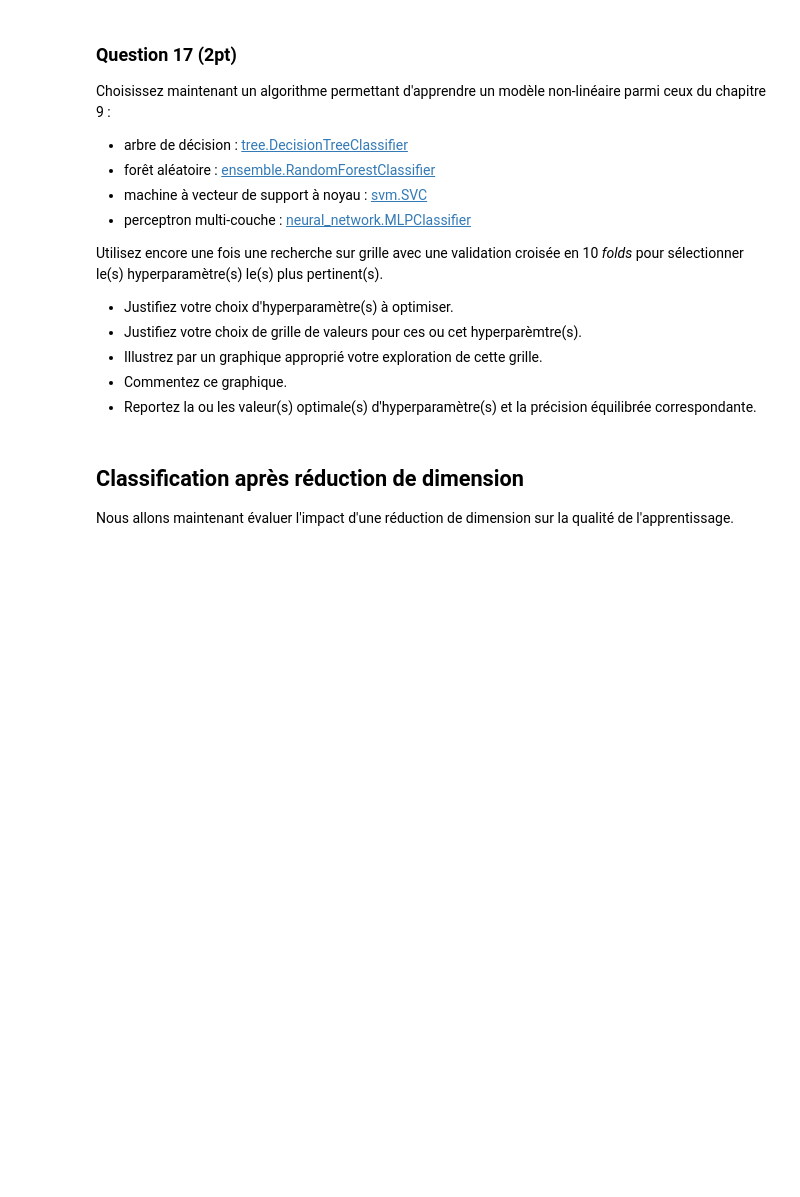
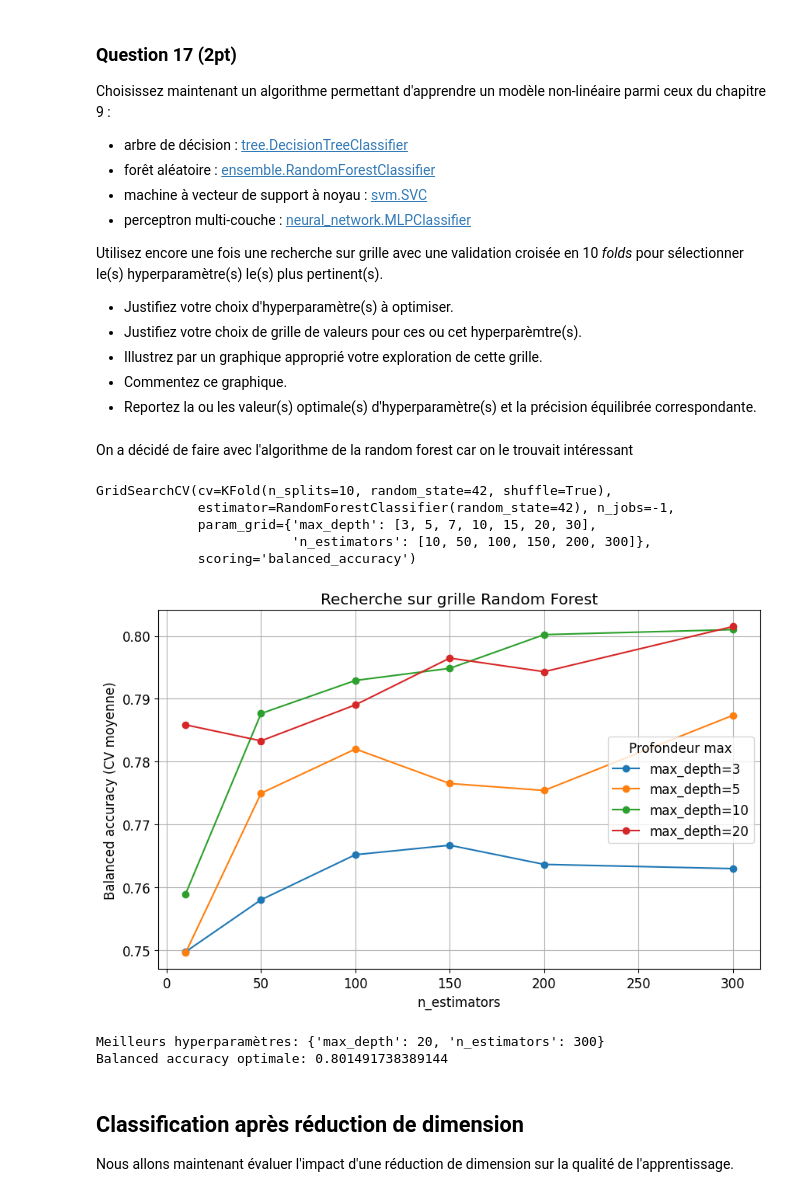
Before and after one commit to leclercrafael/diabetic_risks_prediction, a Jupyter notebook: Projet.ipynb, the cells around one changed output. Saved outputs shown, nothing was run; the diff lists cells and outputs as text; code cells hidden in the pictures; blank space fills up the shorter version.

```diff
--- a/Projet.ipynb
+++ b/Projet.ipynb
@@ -342,6 +473,71 @@ Utilisez encore une fois une recherche sur grille avec une validation croisée e
 * Illustrez par un graphique approprié votre exploration de cette grille.
 * Commentez ce graphique.
 * Reportez la ou les valeur(s) optimale(s) d'hyperparamètre(s) et la précision équilibrée correspondante.
+# %% [markdown]
+On a décidé de faire avec l'algorithme de la random forest car on le trouvait intéressant
+# %%
+from sklearn import model_selection
+from sklearn.ensemble import RandomForestClassifier
+
+kf = model_selection.KFold(n_splits=10, shuffle=True, random_state=42)
+
+rand_forest = RandomForestClassifier(random_state=42)
+
+# Grille des hyperparamètres
+param_grid = {
+    'n_estimators': [10, 50, 100, 150, 200, 300],
+    'max_depth': [3, 5, 7, 10, 15, 20, 30]
+}
+
+# Recherche sur grille
+grid_rf = model_selection.GridSearchCV(
+    rand_forest,
+    param_grid,
+    cv=kf,
+    scoring='balanced_accuracy',
+    n_jobs=-1
+)
+
+# Entraînement
+grid_rf.fit(X_scaled, y_train_risk_vs_norisk)
+# %% [output]
+GridSearchCV(cv=KFold(n_splits=10, random_state=42, shuffle=True),
+             estimator=RandomForestClassifier(random_state=42), n_jobs=-1,
+             param_grid={'max_depth': [3, 5, 7, 10, 15, 20, 30],
+                         'n_estimators': [10, 50, 100, 150, 200, 300]},
+             scoring='balanced_accuracy')
+# %%
+import matplotlib.pyplot as plt
+import pandas as pd
+
+# Extraire les résultats
+results_df = pd.DataFrame(grid_rf.cv_results_)
+
+plt.figure(figsize=(10,6))
+
+for depth in [3, 5, 10, 20]:
+    mask = results_df['param_max_depth'] == depth
+    plt.plot(
+        results_df.loc[mask, 'param_n_estimators'],
+        results_df.loc[mask, 'mean_test_score'],
+        marker='o',
+        label=f"max_depth={depth}"
+    )
+
+plt.xlabel("n_estimators")
+plt.ylabel("Balanced accuracy (CV moyenne)")
+plt.title("Recherche sur grille Random Forest")
+plt.legend(title="Profondeur max")
+plt.grid(True)
+plt.show()
+# %% [output]
+[figure, added]
+# %%
+print("Meilleurs hyperparamètres:", grid_rf.best_params_)
+print("Balanced accuracy optimale:", grid_rf.best_score_)
+# %% [output]
+Meilleurs hyperparamètres: {'max_depth': 20, 'n_estimators': 300}
+Balanced accuracy optimale: 0.801491738389144
 # %% [markdown]
 ## Classification après réduction de dimension
 
```
Also changed, not shown: parts of 26 cells of this notebook.
